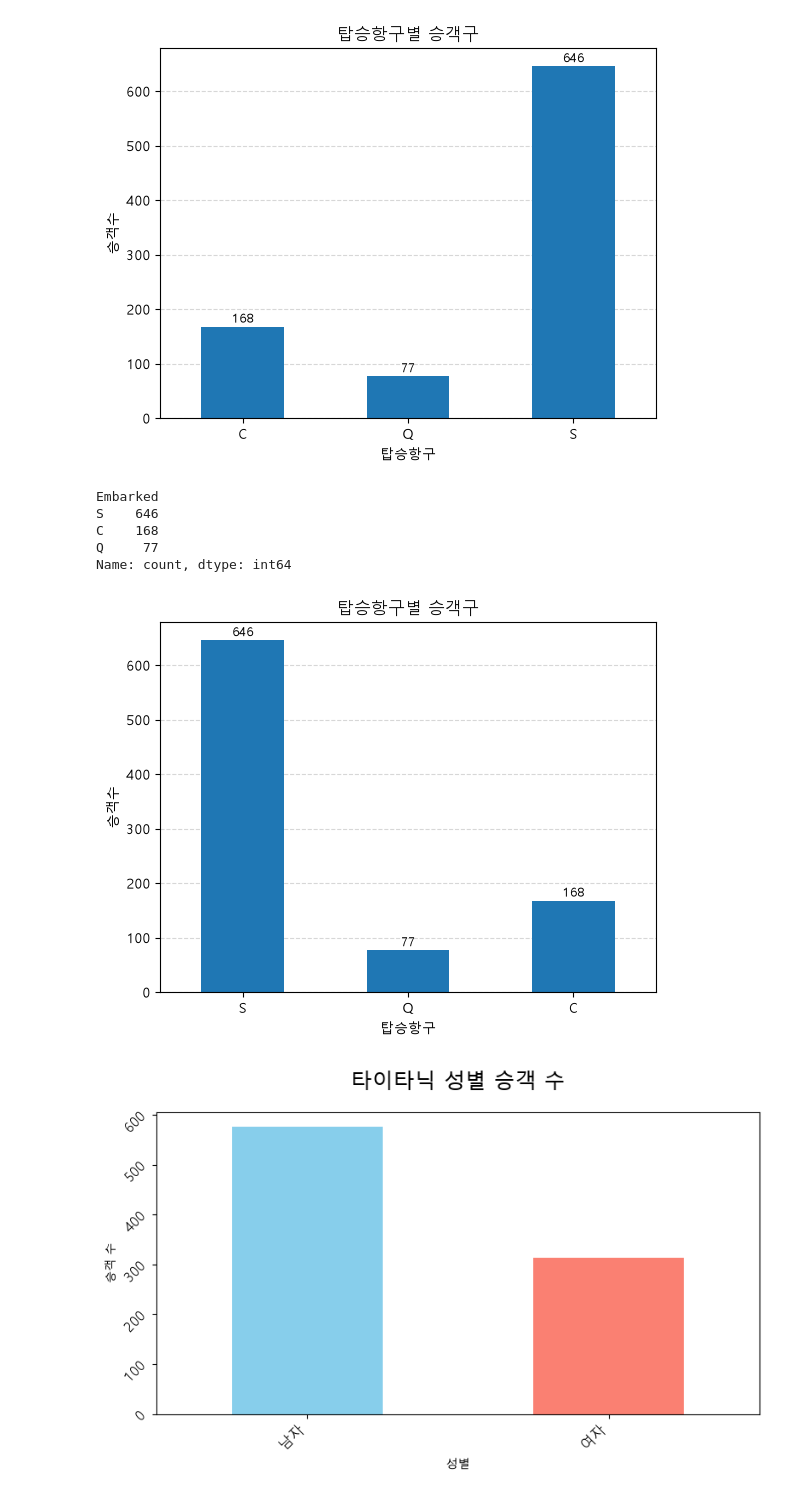
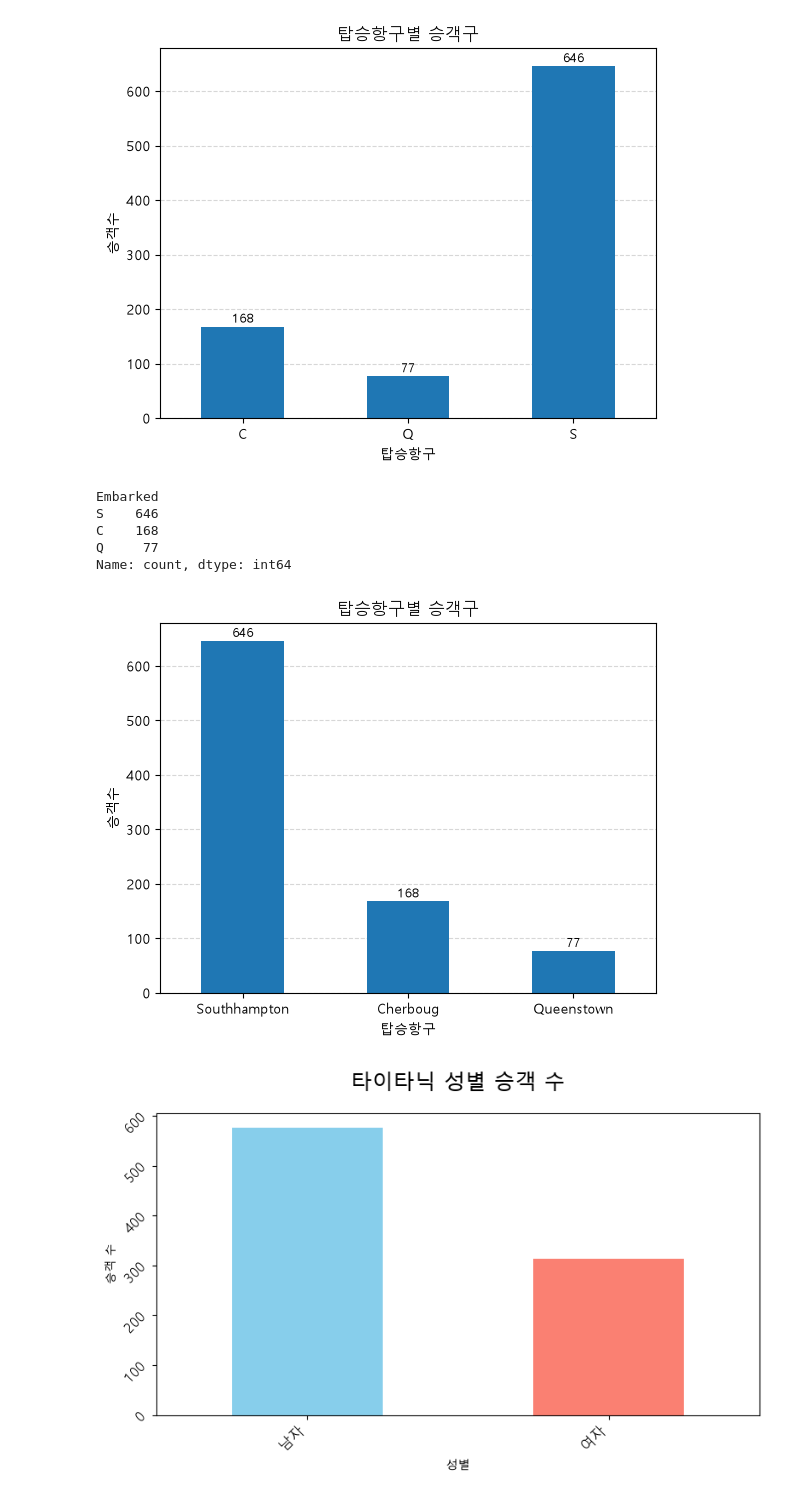
Before and after one commit to jjang051jhta/python-lecture-night, a Jupyter notebook: day11/chart.ipynb, the cells around one changed output. Drawn from its saved outputs; the diff is of its cells as text; code cells hidden in the pictures.

```diff
--- a/day11/chart.ipynb
+++ b/day11/chart.ipynb
@@ -71,28 +71,28 @@ Name: count, dtype: int64
 # %%
 result = df["Embarked"].value_counts().sort_values(ascending=False)
 # result.index=["1등실","2등실","3등실"]
 display(result)
 # result.index=["Queenstown","Southhampton","Cherboug"]
-result = result.reindex(["S","Q","C"])
-result.rename({"S":"Southhampton","C":"Cherboug","Q":"Queenstown"})
+# result = result.reindex(["S","Q","C"])
+result = result.rename({"S":"Southhampton","C":"Cherboug","Q":"Queenstown"})
 axis = result.plot(kind="bar")
 axis.set_axisbelow(True)
 axis.bar_label(axis.containers[0],padding=1,fontsize=9)
 plt.title("탑승항구별 승객구")
 plt.xlabel("탑승항구")
 plt.ylabel("승객수")
 plt.xticks(rotation=0)
 
 plt.grid(axis="y",linestyle="--",alpha=0.5)
 plt.show()
 # Embarked 승객수 S,Q,C 그래프 그리기
 # %% [output]
 Embarked
 S    646
 C    168
 Q     77
 Name: count, dtype: int64
-[figure, old version]
+[figure, new version]
 # %%
 result = df["Sex"].value_counts()
 result.index=["남자","여자"]
```
